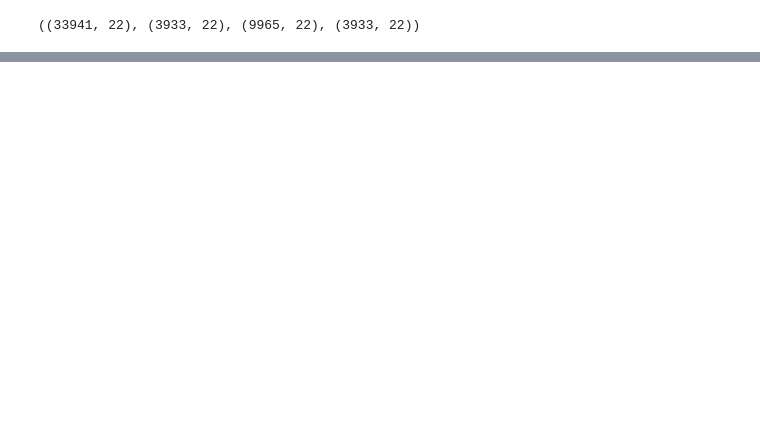
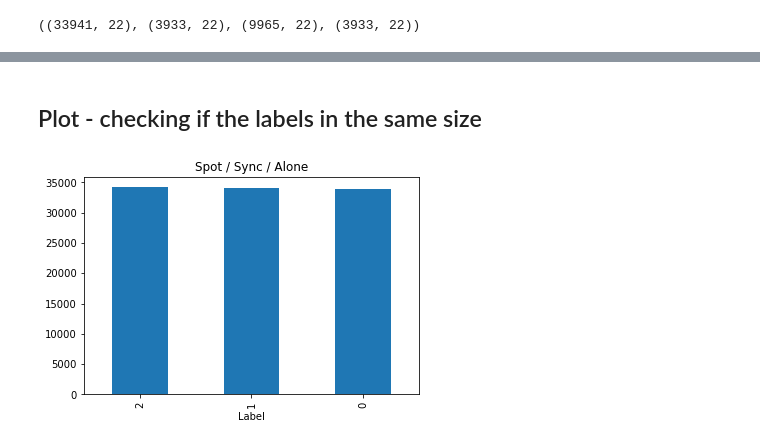
Before and after one commit to GalKoaz/Data-visualization, a Jupyter notebook: Hands.ipynb, the cells around one changed output, grey strips where cells are left out. Drawn from its saved outputs; the diff is of its cells as text; code cells hidden in the pictures; blank space fills up the shorter version.

```diff
--- a/Hands.ipynb
+++ b/Hands.ipynb
@@ -974,0 +799,9 @@ scores_soft
+# %% [markdown]
+## Plot - checking if the labels in the same size
+# %%
+DF['Label'].value_counts().plot.bar()
+plt.title('Spot / Sync / Alone')
+plt.xlabel('Label')
+plt.show()
+# %% [output]
+[figure, added]
```
Also changed, not shown: parts of 145 cells of this notebook.
